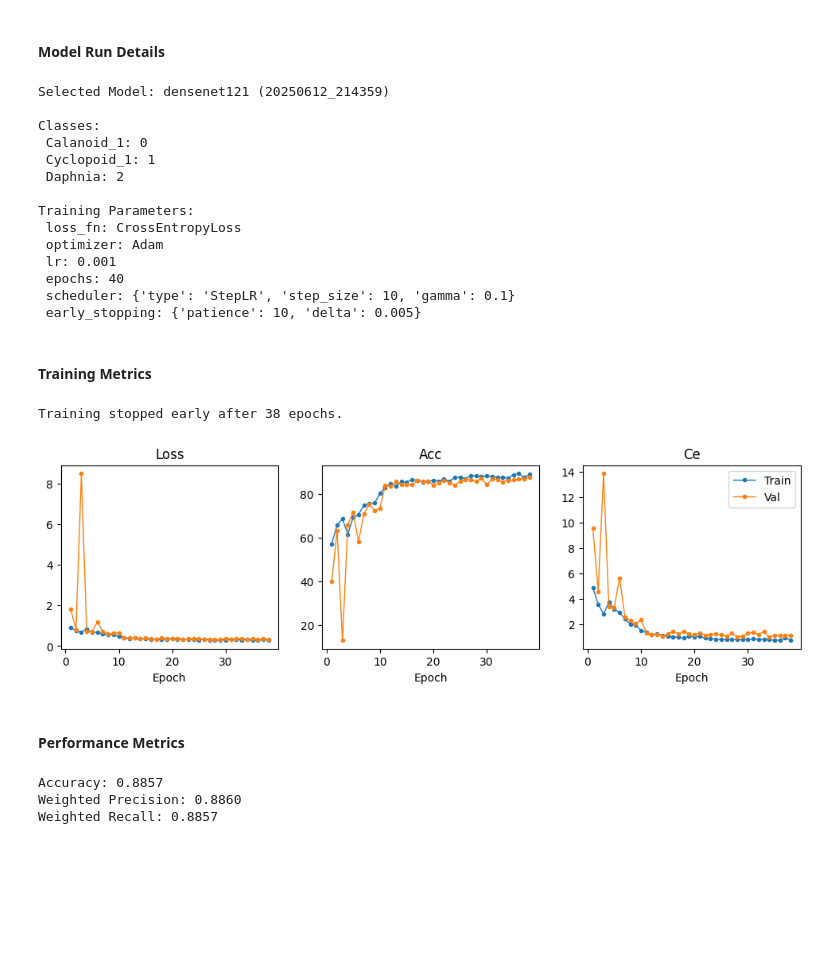
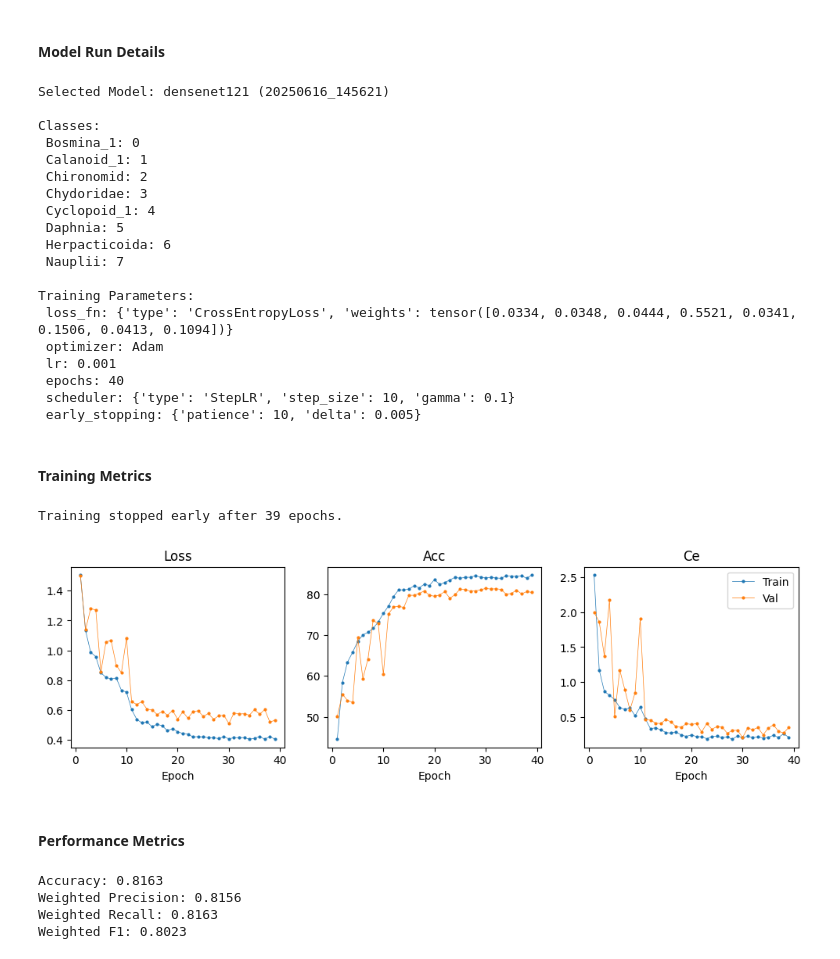
Before and after one commit to sofiar/Analysis_zooplankton, a Jupyter notebook: visualize_results.ipynb, the cells around one changed output. Saved outputs shown, nothing was run; the diff lists cells and outputs as text; code cells hidden in the pictures; blank space fills up the shorter version.

Commit message:
weighted loss fn and sampler

```diff
--- a/visualize_results.ipynb
+++ b/visualize_results.ipynb
@@ -5,7 +17,7 @@
 # %%
 # Corresponds to the desired model for displaying results.
 
-run_name = '20250612_214359_densenet121_trainaug5'
+run_name = '20250616_145621_densenet121'
 # %% [markdown]
 #### Notebook & Data Set-Up
 # %%
@@ -49,15 +61,20 @@ print(f'Selected Model: {model_name} ({model_id})')
 print('\nClasses:\n ' + '\n '.join(f'{cln}: {clid}' for cln, clid in class_map.items()))
 print('\nTraining Parameters:\n ' + '\n '.join(f'{p}: {pv}' for p, pv in hyperparameters.items()))
 # %% [output]
-Selected Model: densenet121 (20250612_214359)
+Selected Model: densenet121 (20250616_145621)
 
 Classes:
- Calanoid_1: 0
- Cyclopoid_1: 1
- Daphnia: 2
+ Bosmina_1: 0
+ Calanoid_1: 1
+ Chironomid: 2
+ Chydoridae: 3
+ Cyclopoid_1: 4
+ Daphnia: 5
+ Herpacticoida: 6
+ Nauplii: 7
 
 Training Parameters:
- loss_fn: CrossEntropyLoss
+ loss_fn: {'type': 'CrossEntropyLoss', 'weights': tensor([0.0334, 0.0348, 0.0444, 0.5521, 0.0341, 0.1506, 0.0413, 0.1094])}
  optimizer: Adam
  lr: 0.001
  epochs: 40
@@ -68,49 +85,50 @@ Training Parameters:
 # %%
 epochs = hyperparameters['epochs']
 actual_epochs = len(train_metrics['train_acc'])
 
 # Number of Epochs
 if actual_epochs < epochs:
     epochs_enum = list(range(1, actual_epochs+1))
     print(f'Training stopped early after {actual_epochs} epochs.')
 else:
     epochs_enum = list(range(1, epochs+1))
 
 
 fig, axes = plt.subplots(1, 3, figsize = (12, 3), sharex = True)
 metrics = ['loss', 'acc', 'ce']
 
 for i, metric in enumerate(metrics):
     train_values = train_metrics[f'train_{metric}']
     val_values = train_metrics[f'test_{metric}']
 
     if metric == 'acc':
         train_values = [x * 100 for x in train_values]
 
-    axes[i].plot(epochs_enum, train_values, label = f'Train', marker='o', markersize=3, lw=1)
-    axes[i].plot(epochs_enum, val_values, label = f'Val', marker='o', markersize=3, lw=1)
+    axes[i].plot(epochs_enum, train_values, label = f'Train', marker='o', markersize=2, lw=0.5)
+    axes[i].plot(epochs_enum, val_values, label = f'Val', marker='o', markersize=2, lw=0.5)
 
     axes[i].set_title(metric.capitalize())
     axes[i].set_xlabel('Epoch')
 
 plt.legend()
-
 plt.show()
 # %% [output]
-Training stopped early after 38 epochs.
+Training stopped early after 39 epochs.
-[figure, old version]
+[figure, new version]
 # %% [markdown]
 #### Performance Metrics
 # %%
 test_acc = accuracy_score(y_pred, y_true)
 test_prec = precision_score(y_pred, y_true, average = 'weighted')
 test_recall = recall_score(y_pred, y_true, average = 'weighted')
+test_f1 = f1_score(y_pred, y_true, average = 'weighted')
 
-print(f'Accuracy: {test_acc:.4f}\nWeighted Precision: {test_prec:.4f}\nWeighted Recall: {test_recall:.4f}')
+print(f'Accuracy: {test_acc:.4f}\nWeighted Precision: {test_prec:.4f}\nWeighted Recall: {test_recall:.4f}\nWeighted F1: {test_f1:.4f}')
 # %% [output]
-Accuracy: 0.8857
-Weighted Precision: 0.8860
-Weighted Recall: 0.8857
+Accuracy: 0.8163
+Weighted Precision: 0.8156
+Weighted Recall: 0.8163
+Weighted F1: 0.8023
 # %%
 y_true_OHE = label_binarize(y_true, classes = list(class_map.values())) # one hot encoded
 
```
Also changed, not shown: parts of 5 cells of this notebook, 3 other files.
